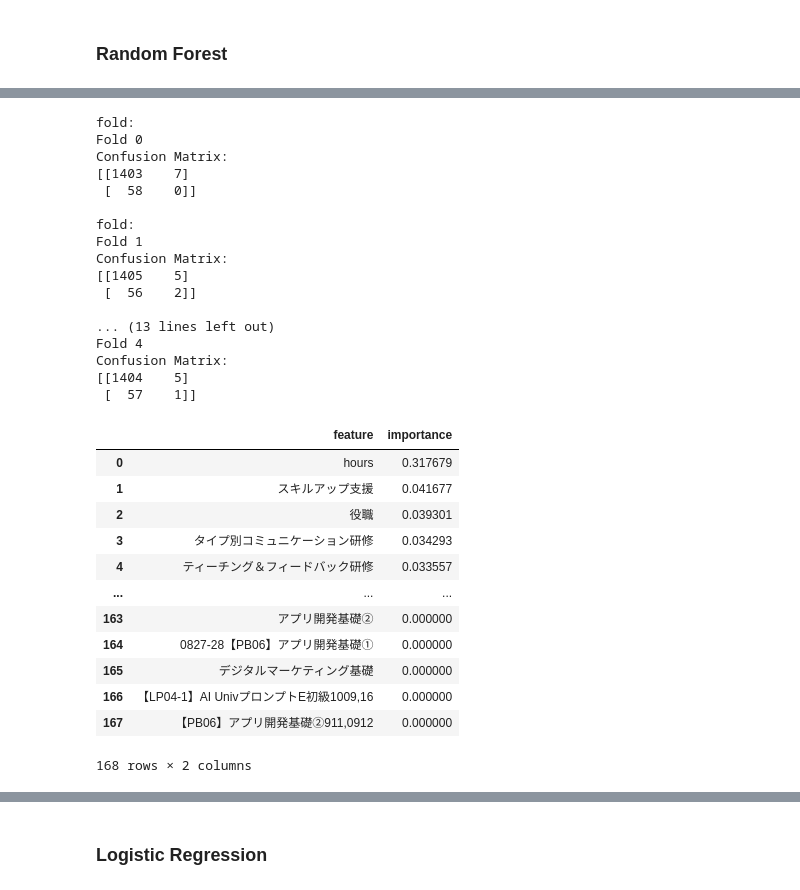
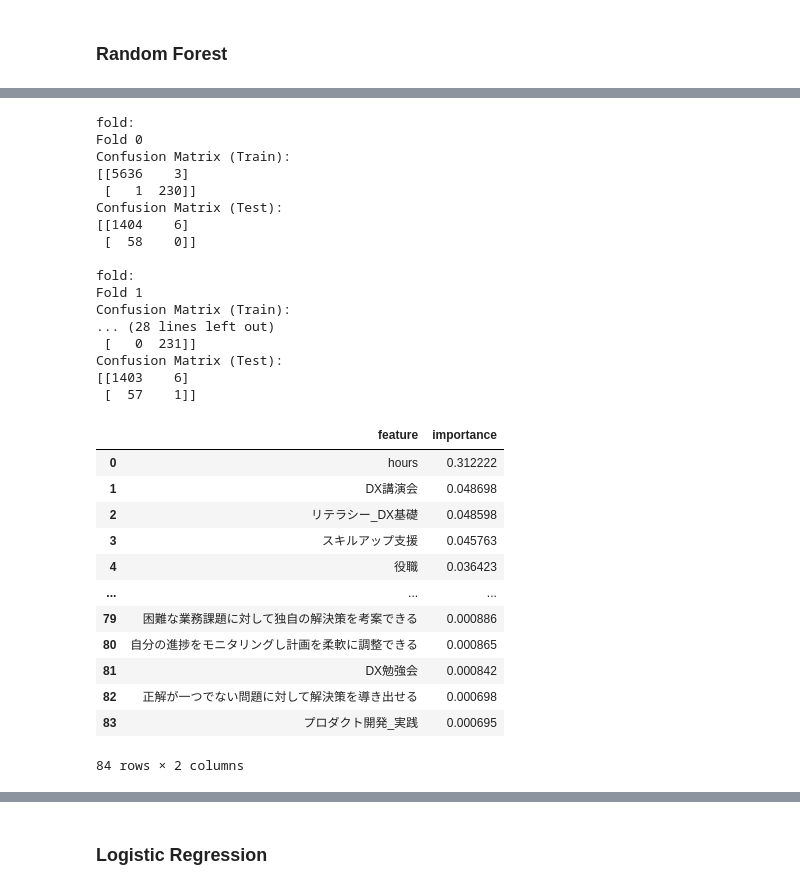
Before and after one commit to yoshi-suke/202507-atma-cup, a Jupyter notebook: test.ipynb, the cells around one changed output, grey strips where cells are left out. Cells and saved outputs as stored; diff of their text form; code cells hidden in the pictures.

```diff
--- a/test.ipynb
+++ b/test.ipynb
@@ -473,3 +459,7 @@ dx_df_unique
 | 6650 | zxY0Eflwm1tYj1Wt6vo_1g== | 【LB00-02】DX講演会 教育に生成AI 1129 | 1 |
 | 6651 | zxY0Eflwm1tYj1Wt6vo_1g== | 先生DX講演会 | 1 |
 6652 rows × 3 columns
+# %%
+dx_df_unique_categ = dx_df_unique.groupby(["社員番号", "研修カテゴリ"]).size().reset_index()
+dx_df_unique_categ.columns = ["社員番号", "研修カテゴリ", "count"]
+dx_df_unique_categ
@@ -498,3 +502,6 @@ dx_df_unique_pivot
 | 1466 | zxPKKLM85QljzRfp0yisow== | NaN | NaN | NaN | NaN | ... |
 | 1467 | zxY0Eflwm1tYj1Wt6vo_1g== | NaN | NaN | NaN | NaN | ... |
 1468 rows × 101 columns
+# %%
+dx_df_unique_pivot_categ = dx_df_unique_categ.pivot(index="社員番号", columns="研修カテゴリ", values="count").reset_index()
+dx_df_unique_pivot_categ
@@ -637,7 +658,8 @@ train_test_df
 18360 rows × 9 columns
 # %%
 train_test_merge = pd.merge(train_test_df, career_df, on="社員番号", how="left")
-train_test_merge = pd.merge(train_test_merge, dx_df_unique_pivot, on="社員番号", how="left")
+# train_test_merge = pd.merge(train_test_merge, dx_df_unique_pivot, on="社員番号", how="left")
+train_test_merge = pd.merge(train_test_merge, dx_df_unique_pivot_categ, on="社員番号", how="left")
 train_test_merge = pd.merge(train_test_merge, hr_df_unique_pivot, on="社員番号", how="left")
 train_test_merge = pd.merge(train_test_merge, overtime_df_mean, on="社員番号", how="left")
 train_test_merge = pd.merge(train_test_merge, position_df_latest, on="社員番号", how="left")
@@ -844,59 +757,63 @@ for fold, (train_idx, test_idx) in enumerate(skf.split(X, y)):
 
     clf = RandomForestClassifier(random_state=42, class_weight='balanced')
     clf.fit(X_train, y_train)
+    y_pred_train = clf.predict(X_train)
     y_pred = clf.predict(X_test)
 
     # 混同行列
+    cm_train = confusion_matrix(y_train, y_pred_train)
     cm = confusion_matrix(y_test, y_pred)
 
     print(f'Fold {fold}')
-    print('Confusion Matrix:')
+    print('Confusion Matrix (Train):')
+    print(cm_train)
+    print('Confusion Matrix (Test):')
     print(cm)
     print()
 # %% [output]
 fold:
 Fold 0
-Confusion Matrix:
-[[1403    7]
+Confusion Matrix (Train):
+[[5636    3]
+ [   1  230]]
+Confusion Matrix (Test):
+[[1404    6]
  [  58    0]]
 
 fold:
 Fold 1
-Confusion Matrix:
-[[1405    5]
- [  56    2]]
-
-... (13 lines left out)
-Fold 4
-Confusion Matrix:
-[[1404    5]
+Confusion Matrix (Train):
+... (28 lines left out)
+ [   0  231]]
+Confusion Matrix (Test):
+[[1403    6]
  [  57    1]]
 # %%
 ### 変数重要度の可視化 ###
 features =    X.columns                     # 説明変数名称を取得
-importances = forest.feature_importances_   # 変数重要度の取得
+importances = clf.feature_importances_   # 変数重要度の取得
 importance_df = pd.DataFrame({
     'feature': features,
     'importance': importances
 })
 importance_df = importance_df.sort_values('importance', ascending=False).reset_index(drop=True)
 importance_df['importance'] = importance_df['importance'].apply(lambda x: '{:.6f}'.format(x))
 importance_df
 # indices =     np.argsort(-importances)      # 変数重要度の大きい順に並べた順番を取得（降順にするためにマイナスを付与）
 # plt.rcParams['figure.figsize'] = 10, 20
 # sns.barplot(x=importances, y=features, order=features[indices]) # 横向き棒グラフで大きい順に描画
 # %% [output]
 |  | feature | importance |
-| 0 | hours | 0.317679 |
-| 1 | スキルアップ支援 | 0.041677 |
-| 2 | 役職 | 0.039301 |
-| 3 | タイプ別コミュニケーション研修 | 0.034293 |
-| 4 | ティーチング＆フィードバック研修 | 0.033557 |
+| 0 | hours | 0.312222 |
+| 1 | DX講演会 | 0.048698 |
+| 2 | リテラシー_DX基礎 | 0.048598 |
+| 3 | スキルアップ支援 | 0.045763 |
+| 4 | 役職 | 0.036423 |
 | ... | ... | ... |
-| 163 | アプリ開発基礎② | 0.000000 |
-| 164 | 0827-28【PB06】アプリ開発基礎① | 0.000000 |
-| 165 | デジタルマーケティング基礎 | 0.000000 |
-| 166 | 【LP04-1】AI UnivプロンプトE初級1009,16 | 0.000000 |
-| 167 | 【PB06】アプリ開発基礎②911,0912 | 0.000000 |
+| 79 | 困難な業務課題に対して独自の解決策を考案できる | 0.000886 |
+| 80 | 自分の進捗をモニタリングし計画を柔軟に調整できる | 0.000865 |
+| 81 | DX勉強会 | 0.000842 |
+| 82 | 正解が一つでない問題に対して解決策を導き出せる | 0.000698 |
+| 83 | プロダクト開発_実践 | 0.000695 |
-168 rows × 2 columns
+84 rows × 2 columns
 # %%
```
Also changed, not shown: parts of 26 cells of this notebook, 2 other files.
